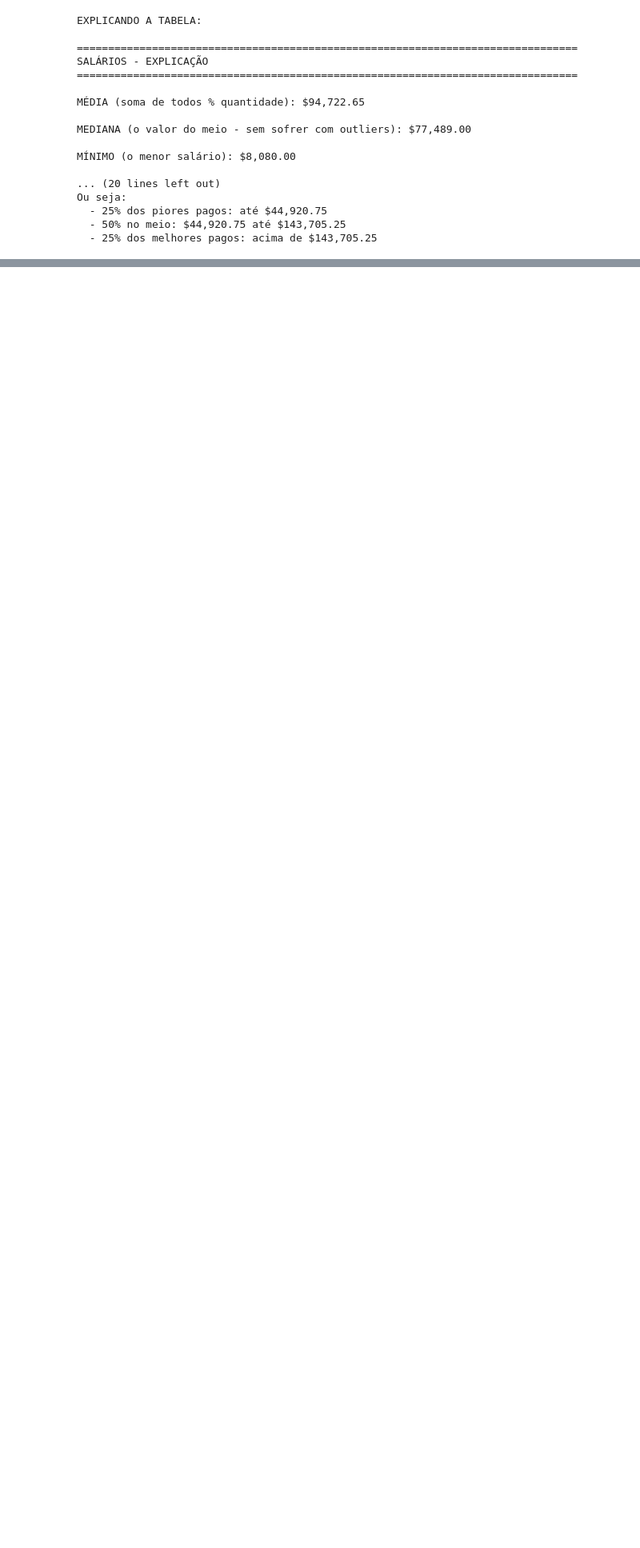
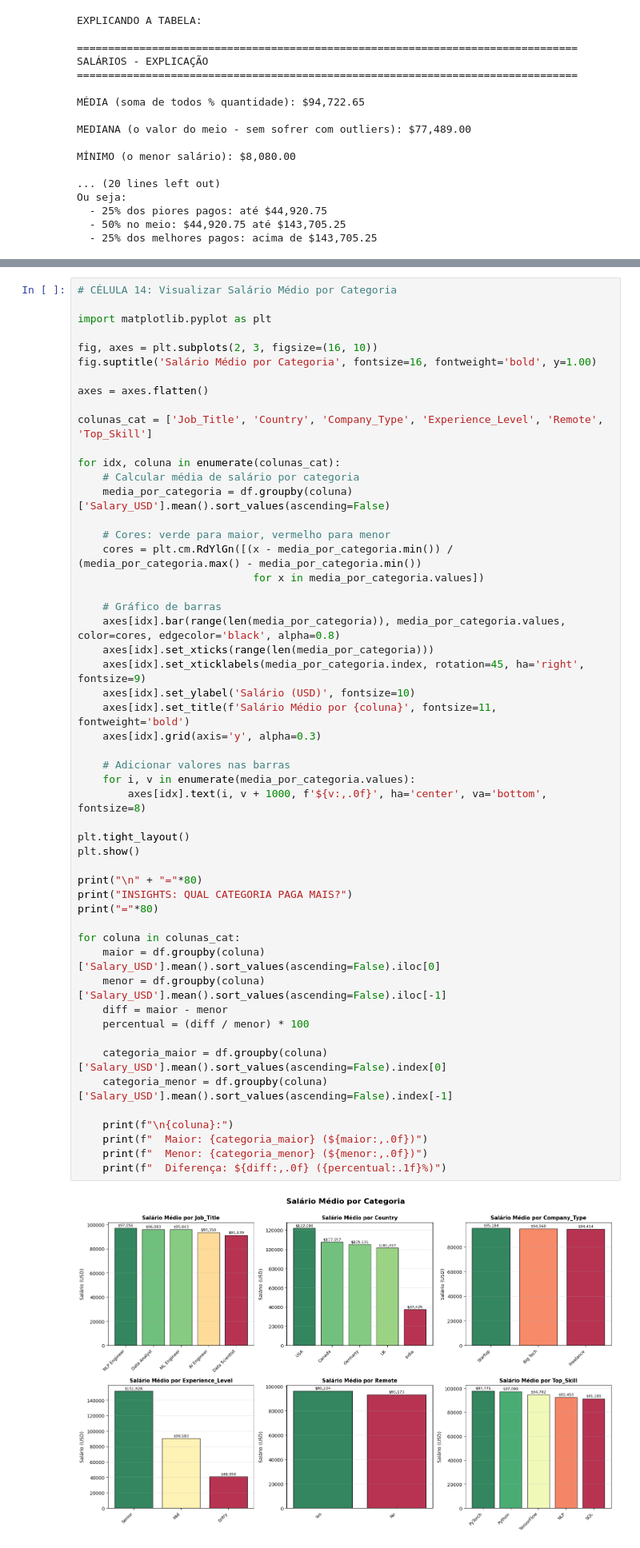
Before and after one commit to igortude/aprendendo-estatistica-ml, a Jupyter notebook: 01_Fundamentos_Estatistica/00_Python_Basico_Para_Ciencia_de_Dados.ipynb, the cells around one changed output, grey strips where cells are left out. Shown at 80% size. Saved outputs shown, nothing was run; the diff lists cells and outputs as text; blank space fills up the shorter version.

```diff
--- a/01_Fundamentos_Estatistica/00_Python_Basico_Para_Ciencia_de_Dados.ipynb
+++ b/01_Fundamentos_Estatistica/00_Python_Basico_Para_Ciencia_de_Dados.ipynb
@@ -298,0 +666,54 @@ Ou seja:
+# %%
+# CÉLULA 14: Visualizar Salário Médio por Categoria
+
+import matplotlib.pyplot as plt
+
+fig, axes = plt.subplots(2, 3, figsize=(16, 10))
+fig.suptitle('Salário Médio por Categoria', fontsize=16, fontweight='bold', y=1.00)
+
+axes = axes.flatten()
+
+colunas_cat = ['Job_Title', 'Country', 'Company_Type', 'Experience_Level', 'Remote', 'Top_Skill']
+
+for idx, coluna in enumerate(colunas_cat):
+    # Calcular média de salário por categoria
+    media_por_categoria = df.groupby(coluna)['Salary_USD'].mean().sort_values(ascending=False)
+
+    # Cores: verde para maior, vermelho para menor
+    cores = plt.cm.RdYlGn([(x - media_por_categoria.min()) / (media_por_categoria.max() - media_por_categoria.min())
+                            for x in media_por_categoria.values])
+
+    # Gráfico de barras
+    axes[idx].bar(range(len(media_por_categoria)), media_por_categoria.values, color=cores, edgecolor='black', alpha=0.8)
+    axes[idx].set_xticks(range(len(media_por_categoria)))
+    axes[idx].set_xticklabels(media_por_categoria.index, rotation=45, ha='right', fontsize=9)
+    axes[idx].set_ylabel('Salário (USD)', fontsize=10)
+    axes[idx].set_title(f'Salário Médio por {coluna}', fontsize=11, fontweight='bold')
+    axes[idx].grid(axis='y', alpha=0.3)
+
+    # Adicionar valores nas barras
+    for i, v in enumerate(media_por_categoria.values):
+        axes[idx].text(i, v + 1000, f'${v:,.0f}', ha='center', va='bottom', fontsize=8)
+
+plt.tight_layout()
+plt.show()
+
+print("\n" + "="*80)
+print("INSIGHTS: QUAL CATEGORIA PAGA MAIS?")
+print("="*80)
+
+for coluna in colunas_cat:
+    maior = df.groupby(coluna)['Salary_USD'].mean().sort_values(ascending=False).iloc[0]
+    menor = df.groupby(coluna)['Salary_USD'].mean().sort_values(ascending=False).iloc[-1]
+    diff = maior - menor
+    percentual = (diff / menor) * 100
+
+    categoria_maior = df.groupby(coluna)['Salary_USD'].mean().sort_values(ascending=False).index[0]
+    categoria_menor = df.groupby(coluna)['Salary_USD'].mean().sort_values(ascending=False).index[-1]
+
+    print(f"\n{coluna}:")
+    print(f"  Maior: {categoria_maior} (${maior:,.0f})")
+    print(f"  Menor: {categoria_menor} (${menor:,.0f})")
+    print(f"  Diferença: ${diff:,.0f} ({percentual:.1f}%)")
+# %% [output]
+[figure, added]
```
Also changed, not shown: parts of 8 cells of this notebook, 4 other files.
